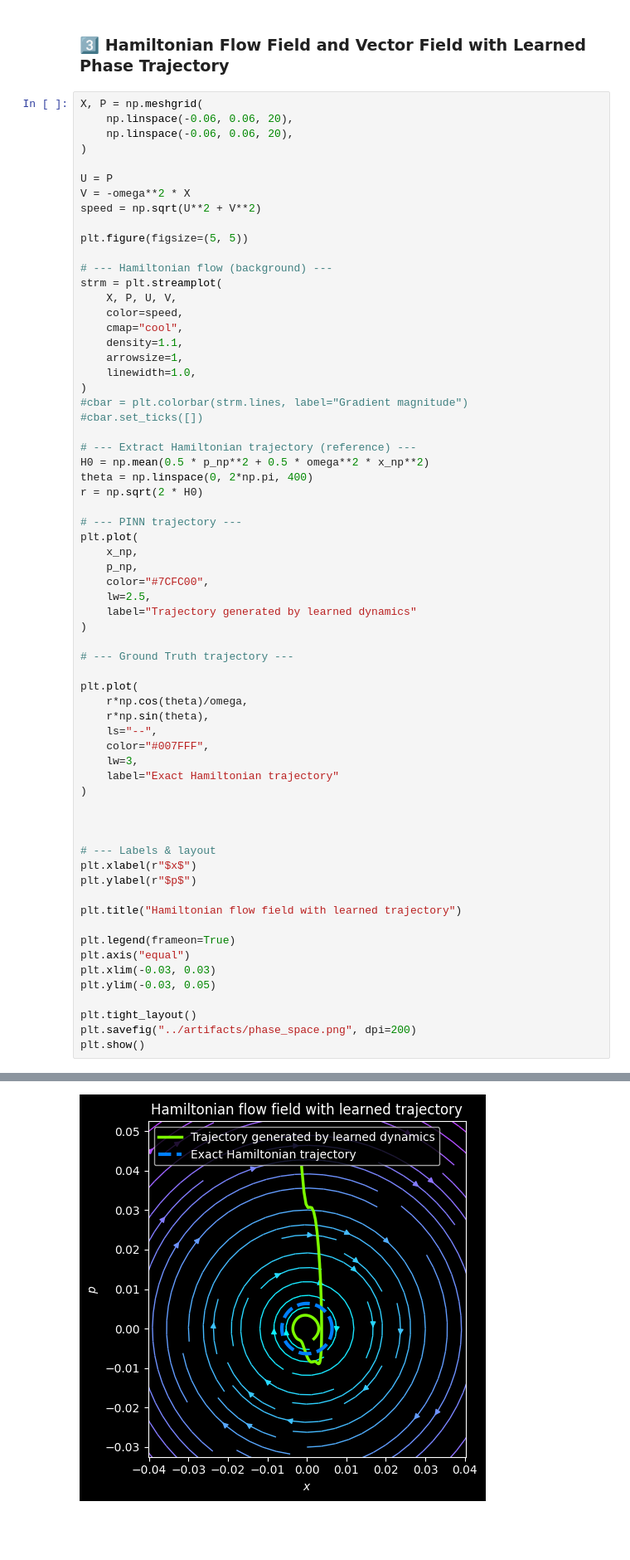
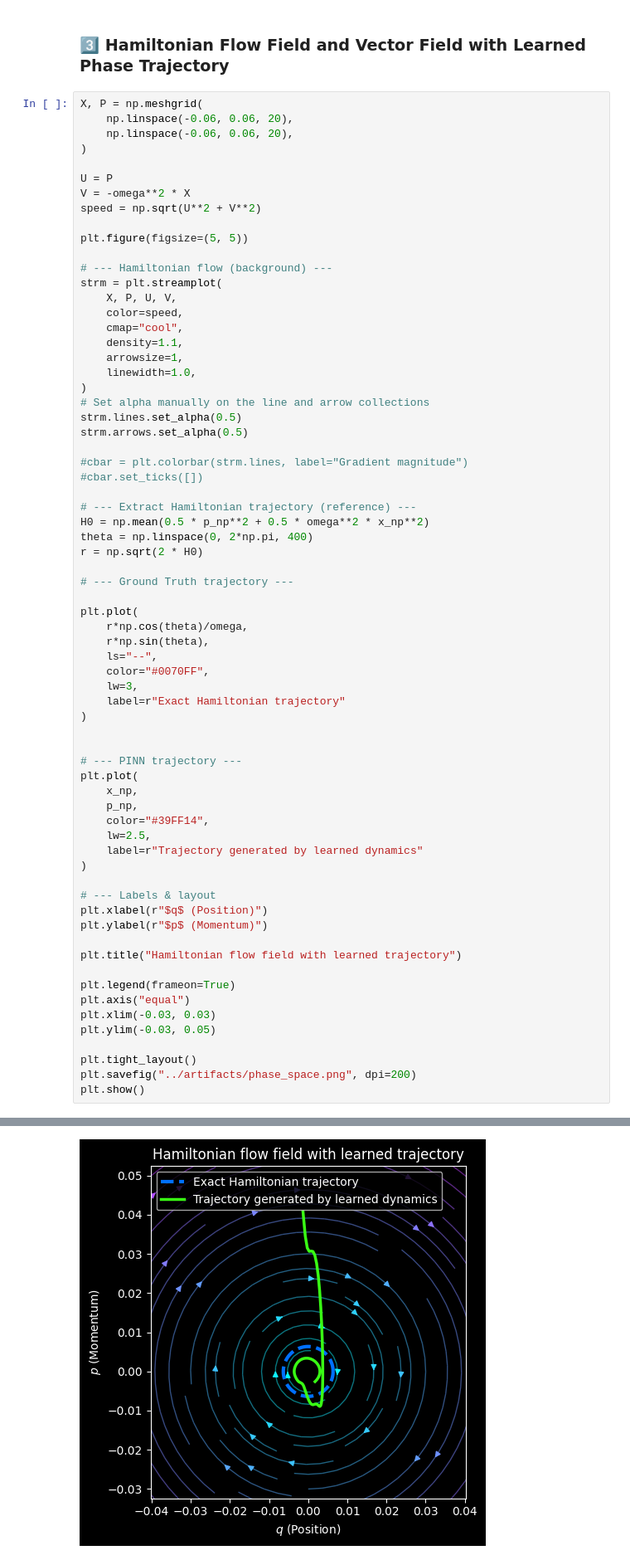
Before and after one commit to Scriber-Labs/lf-pinn-harmonic-oscillator, a Jupyter notebook: notebooks/demo.ipynb, the cells around one changed output, grey strips where cells are left out. Shown at 83% size. Drawn from its saved outputs; the diff is of its cells as text; blank space fills up the shorter version.

Commit message:
Continued structural analysis of figures.

```diff
--- a/notebooks/demo.ipynb
+++ b/notebooks/demo.ipynb
@@ -213,6 +214,10 @@ strm = plt.streamplot(
     arrowsize=1,
     linewidth=1.0,
 )
+# Set alpha manually on the line and arrow collections
+strm.lines.set_alpha(0.5)
+strm.arrows.set_alpha(0.5)
+
 #cbar = plt.colorbar(strm.lines, label="Gradient magnitude")
 #cbar.set_ticks([])
 
@@ -220,47 +225,46 @@ strm = plt.streamplot(
 H0 = np.mean(0.5 * p_np**2 + 0.5 * omega**2 * x_np**2)
 theta = np.linspace(0, 2*np.pi, 400)
 r = np.sqrt(2 * H0)
 
-# --- PINN trajectory ---
-plt.plot(
-    x_np,
-    p_np,
-    color="#7CFC00",
-    lw=2.5,
-    label="Trajectory generated by learned dynamics"
-)
-
 # --- Ground Truth trajectory ---
 
 plt.plot(
     r*np.cos(theta)/omega,
     r*np.sin(theta),
     ls="--",
-    color="#007FFF",
+    color="#0070FF",
     lw=3,
-    label="Exact Hamiltonian trajectory"
+    label=r"Exact Hamiltonian trajectory"
 )
 
 
+# --- PINN trajectory ---
+plt.plot(
+    x_np,
+    p_np,
+    color="#39FF14",
+    lw=2.5,
+    label=r"Trajectory generated by learned dynamics"
+)
 
 # --- Labels & layout
-plt.xlabel(r"$x$")
-plt.ylabel(r"$p$")
+plt.xlabel(r"$q$ (Position)")
+plt.ylabel(r"$p$ (Momentum)")
 
 plt.title("Hamiltonian flow field with learned trajectory")
 
 plt.legend(frameon=True)
 plt.axis("equal")
 plt.xlim(-0.03, 0.03)
 plt.ylim(-0.03, 0.05)
 
 plt.tight_layout()
 plt.savefig("../artifacts/phase_space.png", dpi=200)
 plt.show()
 # %% [output]
 Ignoring fixed x limits to fulfill fixed data aspect with adjustable data limits.
 Ignoring fixed y limits to fulfill fixed data aspect with adjustable data limits.
-[figure, old version]
+[figure, new version]
 # %%
 # 1. Setup the grid for the vector field
 U = P
```
Also changed, not shown: parts of 3 cells of this notebook, 5 other files.
